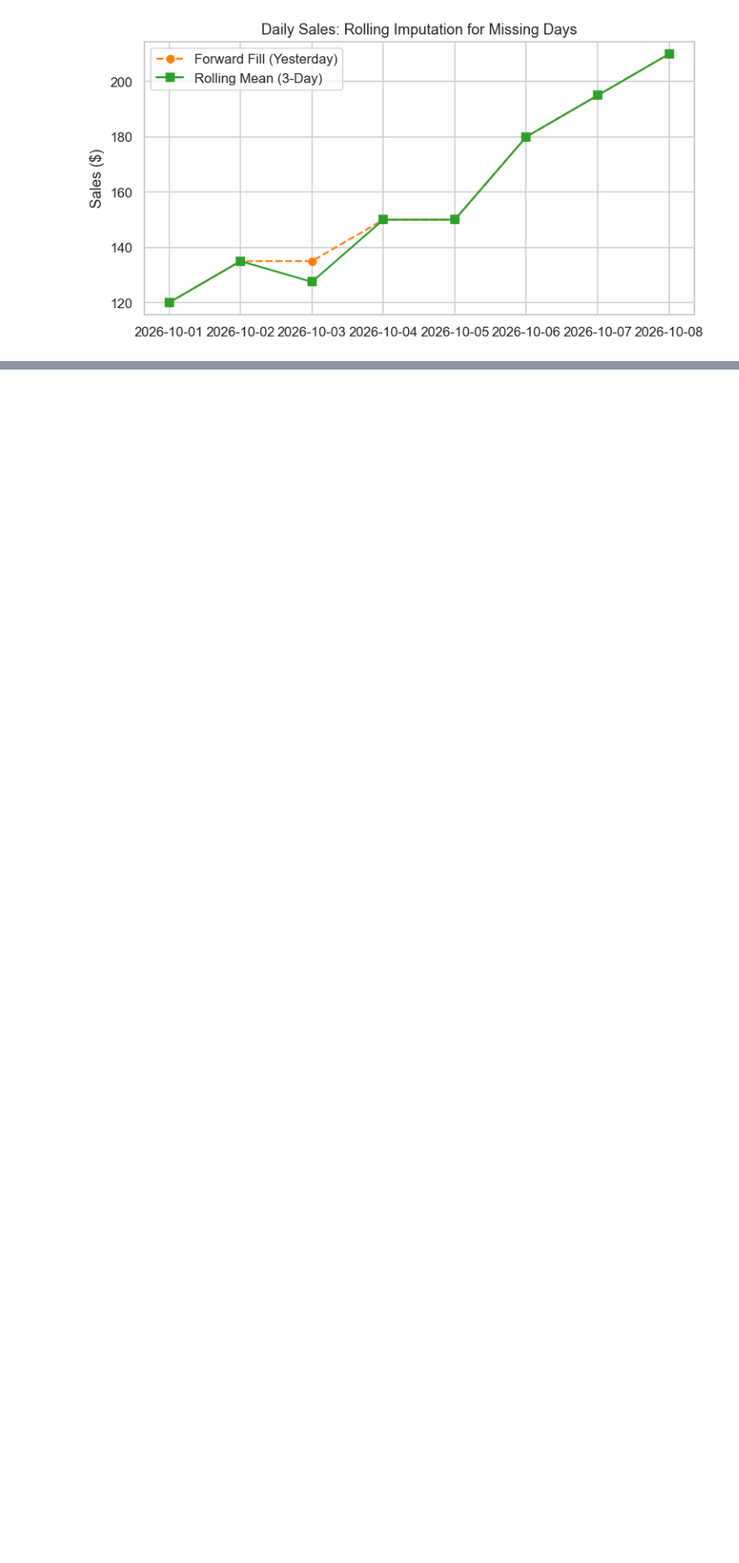
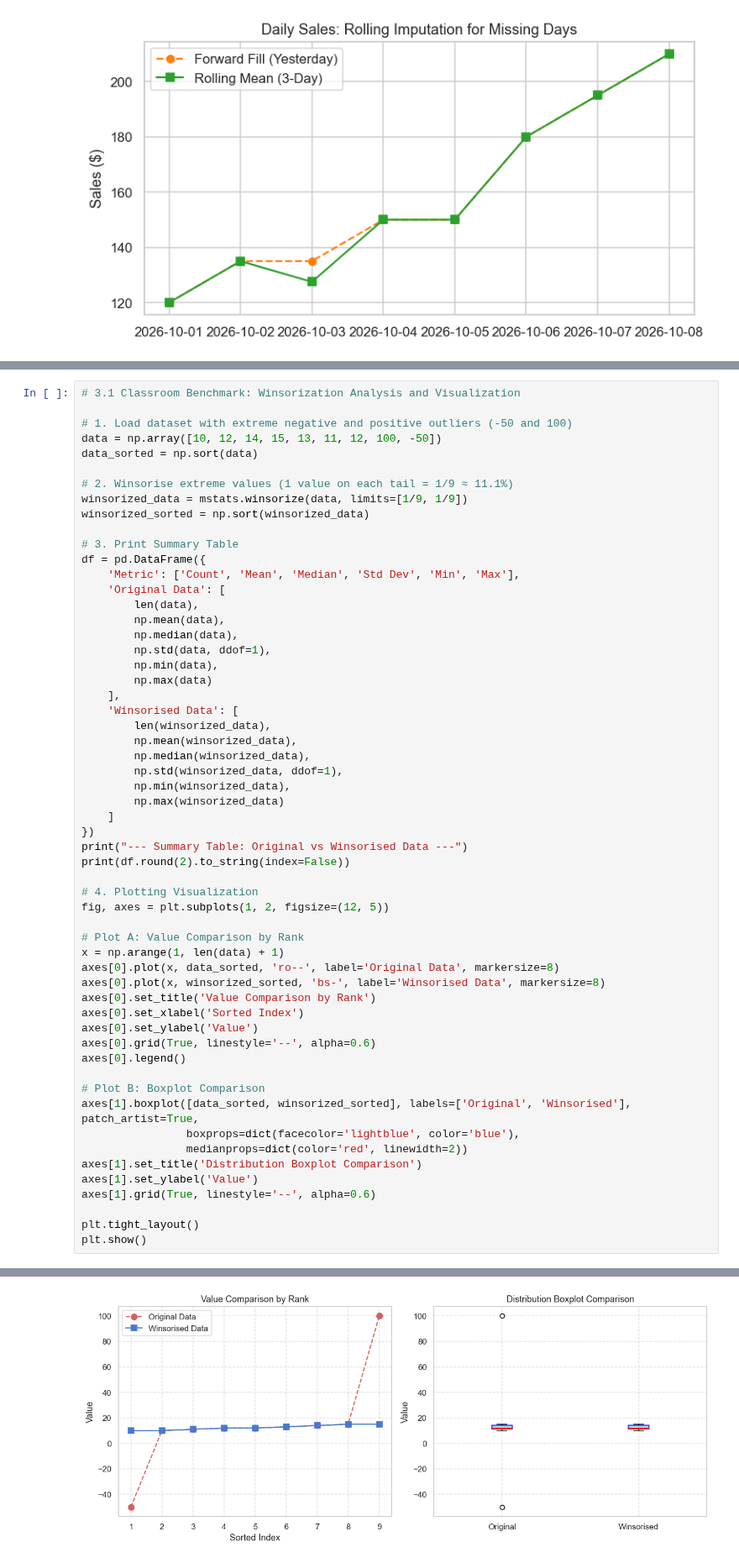
Before and after one commit to Abiads/CDAC-Data-Analytics, a Jupyter notebook: Day9/data_wrangling/02_missing_malformed_data.ipynb, the cells around one changed output, grey strips where cells are left out. Shown at 84% size. Drawn from its saved outputs; the diff is of its cells as text; blank space fills up the shorter version.

Commit message:
feat(day9): add classroom winsorization benchmark with summary table, rank plot, and boxplot comparison

```diff
--- a/Day9/data_wrangling/02_missing_malformed_data.ipynb
+++ b/Day9/data_wrangling/02_missing_malformed_data.ipynb
@@ -258,0 +222,58 @@ plt.show()
+# %%
+# 3.1 Classroom Benchmark: Winsorization Analysis and Visualization
+
+# 1. Load dataset with extreme negative and positive outliers (-50 and 100)
+data = np.array([10, 12, 14, 15, 13, 11, 12, 100, -50])
+data_sorted = np.sort(data)
+
+# 2. Winsorise extreme values (1 value on each tail = 1/9 ≈ 11.1%)
+winsorized_data = mstats.winsorize(data, limits=[1/9, 1/9])
+winsorized_sorted = np.sort(winsorized_data)
+
+# 3. Print Summary Table
+df = pd.DataFrame({
+    'Metric': ['Count', 'Mean', 'Median', 'Std Dev', 'Min', 'Max'],
+    'Original Data': [
+        len(data),
+        np.mean(data),
+        np.median(data),
+        np.std(data, ddof=1),
+        np.min(data),
+        np.max(data)
+    ],
+    'Winsorised Data': [
+        len(winsorized_data),
+        np.mean(winsorized_data),
+        np.median(winsorized_data),
+        np.std(winsorized_data, ddof=1),
+        np.min(winsorized_data),
+        np.max(winsorized_data)
+    ]
+})
+print("--- Summary Table: Original vs Winsorised Data ---")
+print(df.round(2).to_string(index=False))
+
+# 4. Plotting Visualization
+fig, axes = plt.subplots(1, 2, figsize=(12, 5))
+
+# Plot A: Value Comparison by Rank
+x = np.arange(1, len(data) + 1)
+axes[0].plot(x, data_sorted, 'ro--', label='Original Data', markersize=8)
+axes[0].plot(x, winsorized_sorted, 'bs-', label='Winsorised Data', markersize=8)
+axes[0].set_title('Value Comparison by Rank')
+axes[0].set_xlabel('Sorted Index')
+axes[0].set_ylabel('Value')
+axes[0].grid(True, linestyle='--', alpha=0.6)
+axes[0].legend()
+
+# Plot B: Boxplot Comparison
+axes[1].boxplot([data_sorted, winsorized_sorted], labels=['Original', 'Winsorised'], patch_artist=True,
+                boxprops=dict(facecolor='lightblue', color='blue'),
+                medianprops=dict(color='red', linewidth=2))
+axes[1].set_title('Distribution Boxplot Comparison')
+axes[1].set_ylabel('Value')
+axes[1].grid(True, linestyle='--', alpha=0.6)
+
+plt.tight_layout()
+plt.show()
+# %% [output]
@@ -258,0 +288 @@ plt.show()
+[figure, added]
```
Also changed, not shown: parts of 6 cells of this notebook, 1 other file.
